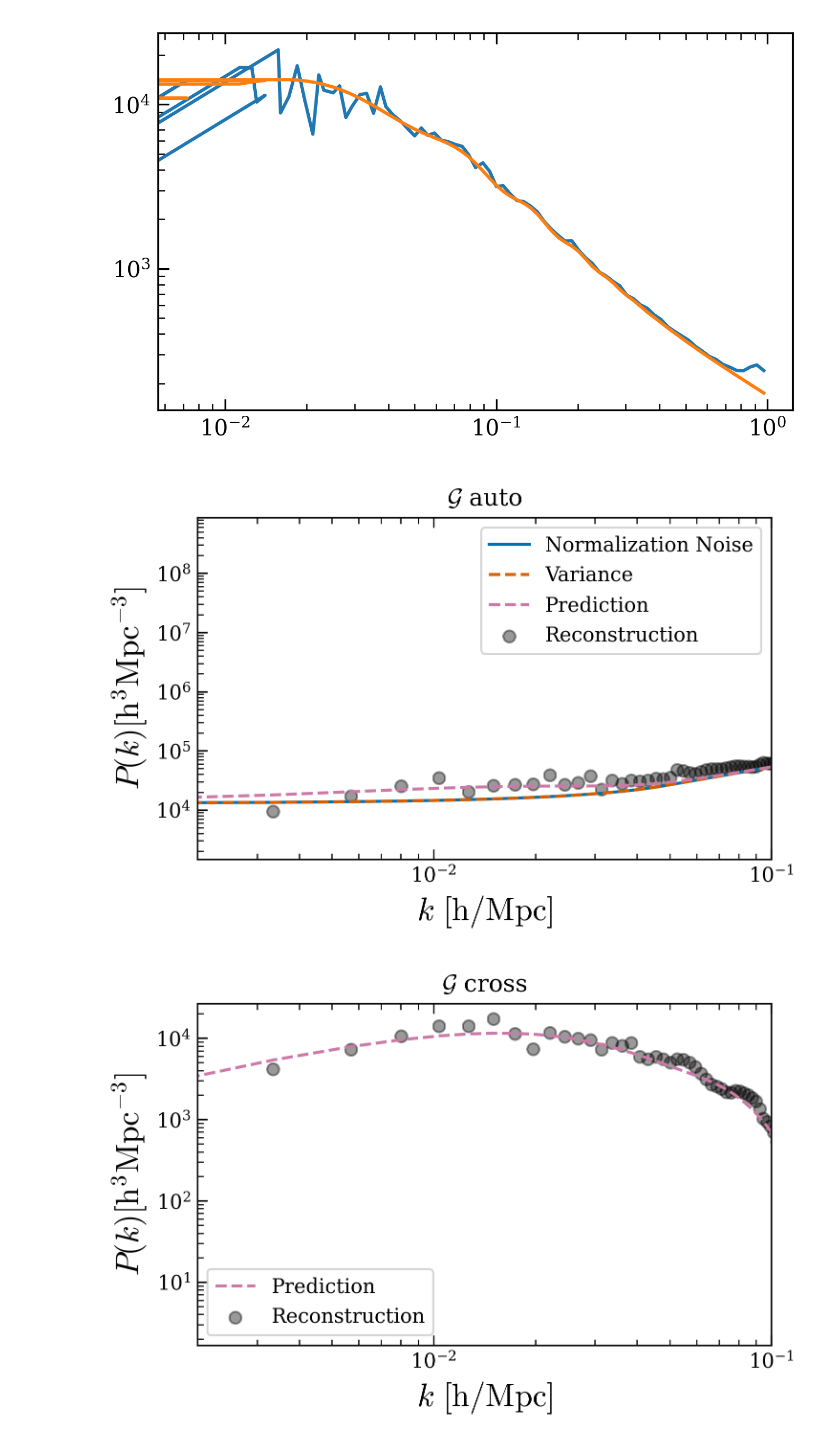
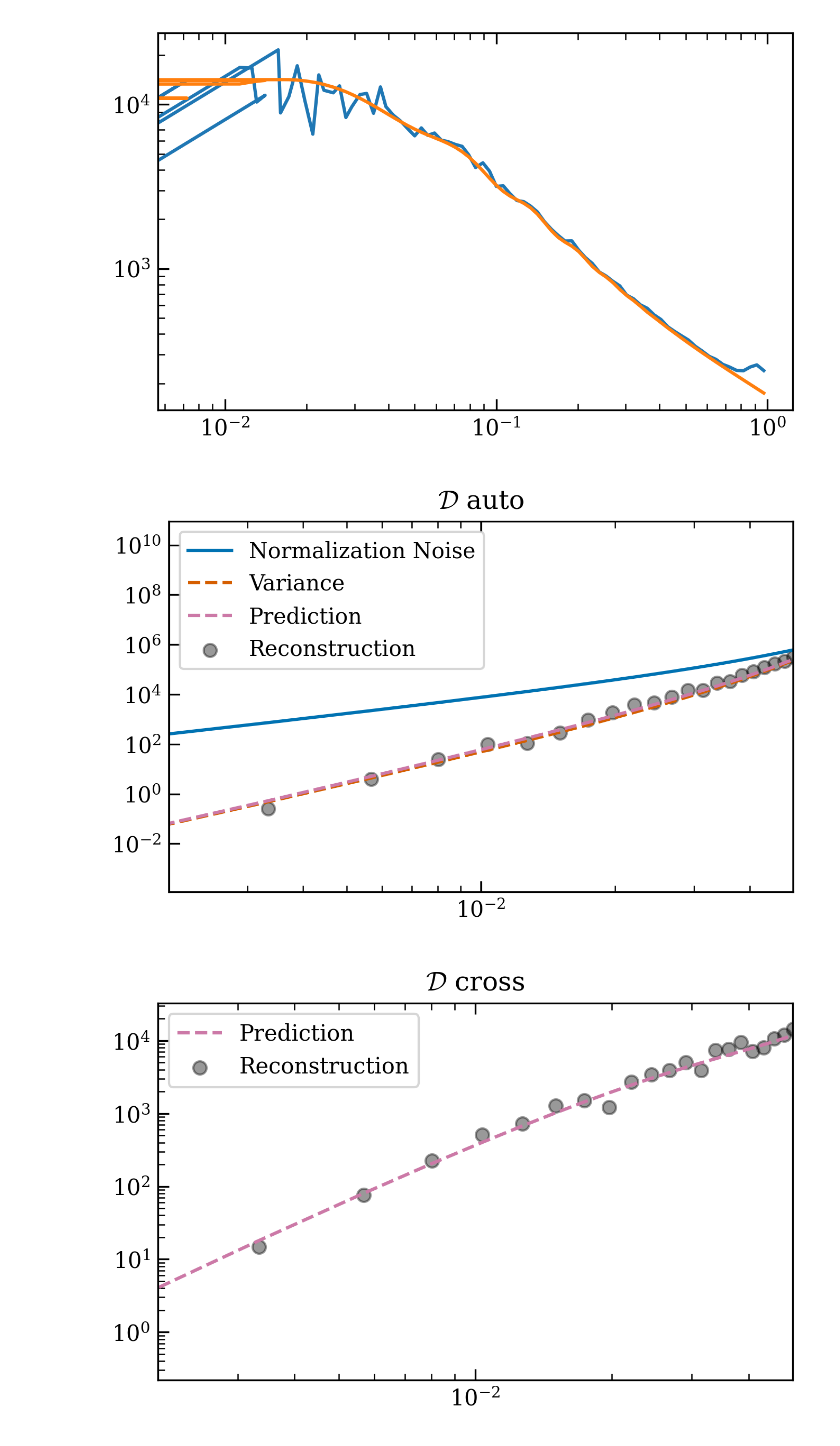
Before and after one commit to Saladino93/qeep, a Jupyter notebook: notebooks/abacus_results.ipynb, the cells around one changed output. Drawn from its saved outputs; the diff is of its cells as text; code cells hidden in the pictures.

```diff
--- a/notebooks/abacus_results.ipynb
+++ b/notebooks/abacus_results.ipynb
@@ -104,16 +106,6 @@ output_config = config['output']
 filename_prefix = output_config['filename_prefix']
 filename_prefix = output_config['filename_prefix']
 output_dir = Path(output_config['directory'])/config['name']
-# %%
-gen_power = np.loadtxt(config['power_spectrum']['linear'])
-# %%
-#ic = load_dens(ic_dir, sim_name, ngrid)
-
-pnlinf = lambda kmag: jnp.interp(kmag, gen_nl_power[:,0], gen_nl_power[:,1])
-gen_power = np.loadtxt(config['power_spectrum']['linear'])
-plinf = lambda kmag: jnp.interp(kmag, gen_power[:,0], gen_power[:,1])
-
-kmin, kmax = config['k_range']['kmin'], config['k_range']['kmax']
 # %%
 output_config = config['output']
 filename_prefix = output_config['filename_prefix']
@@ -133,7 +125,7 @@ k_max_analysis = kr_config['k_max_analysis']
 
 Ks = np.linspace(k_min_analysis, k_max_analysis, k_samples)
 # %%
-direc = f"/users/odarwish/colabdata/results/{config['name']}/"
+direc = f"/users/odarwish/qeep/results/{config['name']}/"
 Ns = 3
 # %%
 # ---- FIGURE CREATION ----
@@ -223,6 +215,7 @@ def plot(key, power, cross = False):
 
     N = out_normalization_AB[(key, key)]**-1.
     v = out_variance_AB[(key, key)]
+    variance = N**2*v
 
 
     if not cross:
@@ -246,6 +239,10 @@ def plot(key, power, cross = False):
     color = COLORBLIND_PALETTE[i % len(COLORBLIND_PALETTE)]
     if cross:
         ax.loglog(Ks, abs(bias)*linear_pk_interp, ls = "--", color = color, label = "Prediction")
+        V = 1000**3
+        Nmodes = V*(Ks**2*(Ks[1]-Ks[0]))
+        err2 = (bias**2*linear_pk_interp+variance)*linear_pk_interp+(abs(bias)*linear_pk_interp)**2
+        err_bar_cross = np.sqrt(err2/Nmodes)
     else:
         ax.loglog(Ks, bias**2*linear_pk_interp+v*N**2, ls = "--", color = color, label = "Prediction")
 
@@ -253,43 +250,49 @@ def plot(key, power, cross = False):
     b[0] = 0.
     b = b.astype(float)
     value = np.interp(Ks, a, b)*N**(1+int(cross==False))
-    ax.scatter(Ks, abs(value), label = "Reconstruction", color = "black", alpha = 0.4)
+    #if cross:
+    #    ax.errorbar(Ks, value, err_bar_cross, label = "Reconstruction", color = "black", alpha = 0.4, ls = "", marker = "o")
+    #else:
+    ax.scatter(Ks, (value), label = "Reconstruction", color = "black", alpha = 0.4)
 
     #plt.ylim(1e-6, 1)
-    ax.set_xlim(2e-3, 1e-1)
+    #ax.set_xlim(2e-3, 1e-1)
+    ax.set_xlim(2e-3, 5e-2)
+    #ax.set_yscale("symlog", linthresh = 1e-1)
 
-    ax.set_xlabel(r'$k \ \mathrm{[h/Mpc]}$', fontsize=16)
-    ax.set_ylabel(r'$P(k) \mathrm{[h^3/Mpc^{3}]}$', fontsize=16)
-
+    #ax.set_xlabel(r'$K \ \mathrm{[h/Mpc]}$', fontsize=16)
+    #ax.set_ylabel(r'$P(K) \mathrm{[h^3/Mpc^{3}]}$', fontsize=16)
+    #ax.set_yscale("linear")
     ax.legend()
 
-    fig.savefig(f"plots/{key}_{caso}.pdf", dpi = 300)
+    fig.savefig(f"../plots/{key}_{caso}.pdf", dpi = 300)
     plt.show()
     plt.close()
 # %%
-for key in ["g", "s", "t", "n"]:
+#for key in ["g", "s", "t", "n"]:
+for key in ["n"]:
     power = 0
     power_cross = 0
     power_from_linear = 0
     for i in range(Ns):
         results = np.load(direc+f"results_analysis_{i}.npy", allow_pickle = True).item()
         k, p = results[key]['auto']
         power += p
 
         k, p = results[key]['cross']
         power_cross += p
 
         k, p = results[key]['auto_from_linear']
         power_from_linear += p
 
     power /= Ns
     power_cross /= Ns
     power_from_linear /= Ns
 
     k_values = k
 
     plot(key, power)
     plot(key, power_cross, True)
 # %% [output]
-[figure, old version]
+[figure, new version]
-[figure, old version]
+[figure, new version]
```
Also changed, not shown: parts of 4 cells of this notebook, 11 other files.
